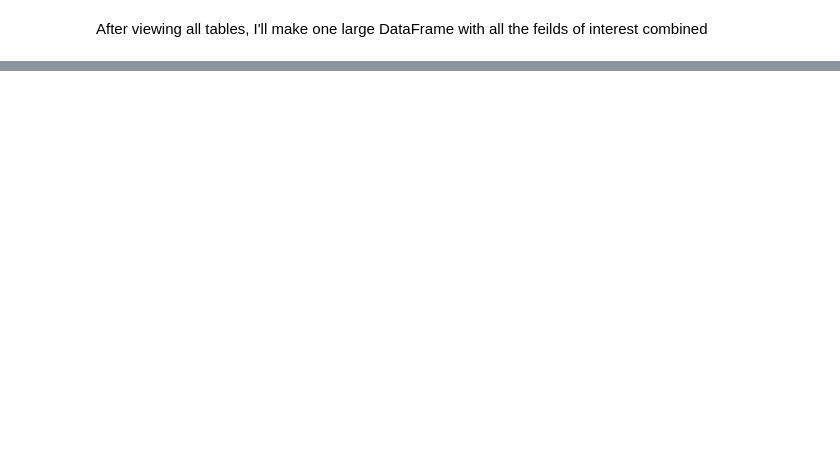
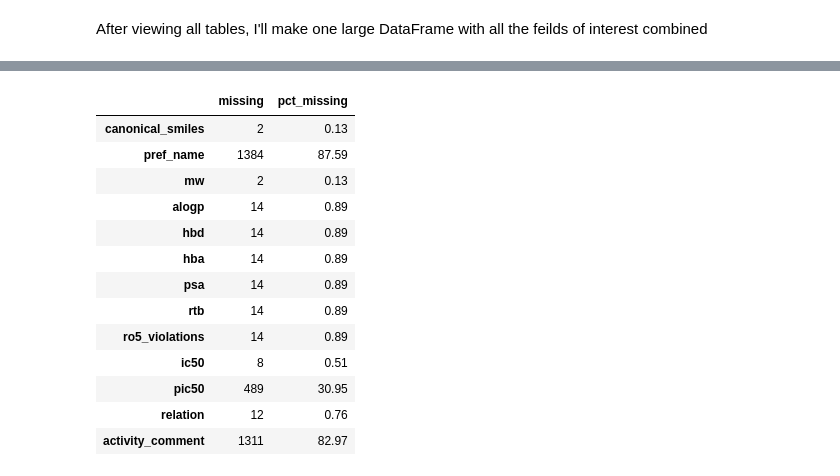
Before and after one commit to adamhuffds/d2_receptor_pipeline, a Jupyter notebook: 01_eda.ipynb, the cells around one changed output, grey strips where cells are left out. Saved outputs shown, nothing was run; the diff lists cells and outputs as text; code cells hidden in the pictures; blank space fills up the shorter version.

```diff
--- a/01_eda.ipynb
+++ b/01_eda.ipynb
@@ -78,0 +131,19 @@ raw_df.info()
+# %%
+null_summary = qsar_raw.isnull().sum().to_frame(name="missing")
+null_summary["pct_missing"] = (null_summary["missing"] / len(qsar_raw) * 100).round(2)
+null_summary[null_summary["missing"] > 0]
+# %% [output]
+|  | missing | pct_missing |
+| canonical_smiles | 2 | 0.13 |
+| pref_name | 1384 | 87.59 |
+| mw | 2 | 0.13 |
+| alogp | 14 | 0.89 |
+| hbd | 14 | 0.89 |
+| hba | 14 | 0.89 |
+| psa | 14 | 0.89 |
+| rtb | 14 | 0.89 |
+| ro5_violations | 14 | 0.89 |
+| ic50 | 8 | 0.51 |
+| pic50 | 489 | 30.95 |
+| relation | 12 | 0.76 |
+| activity_comment | 1311 | 82.97 |
```
Also changed, not shown: parts of 11 cells of this notebook.
